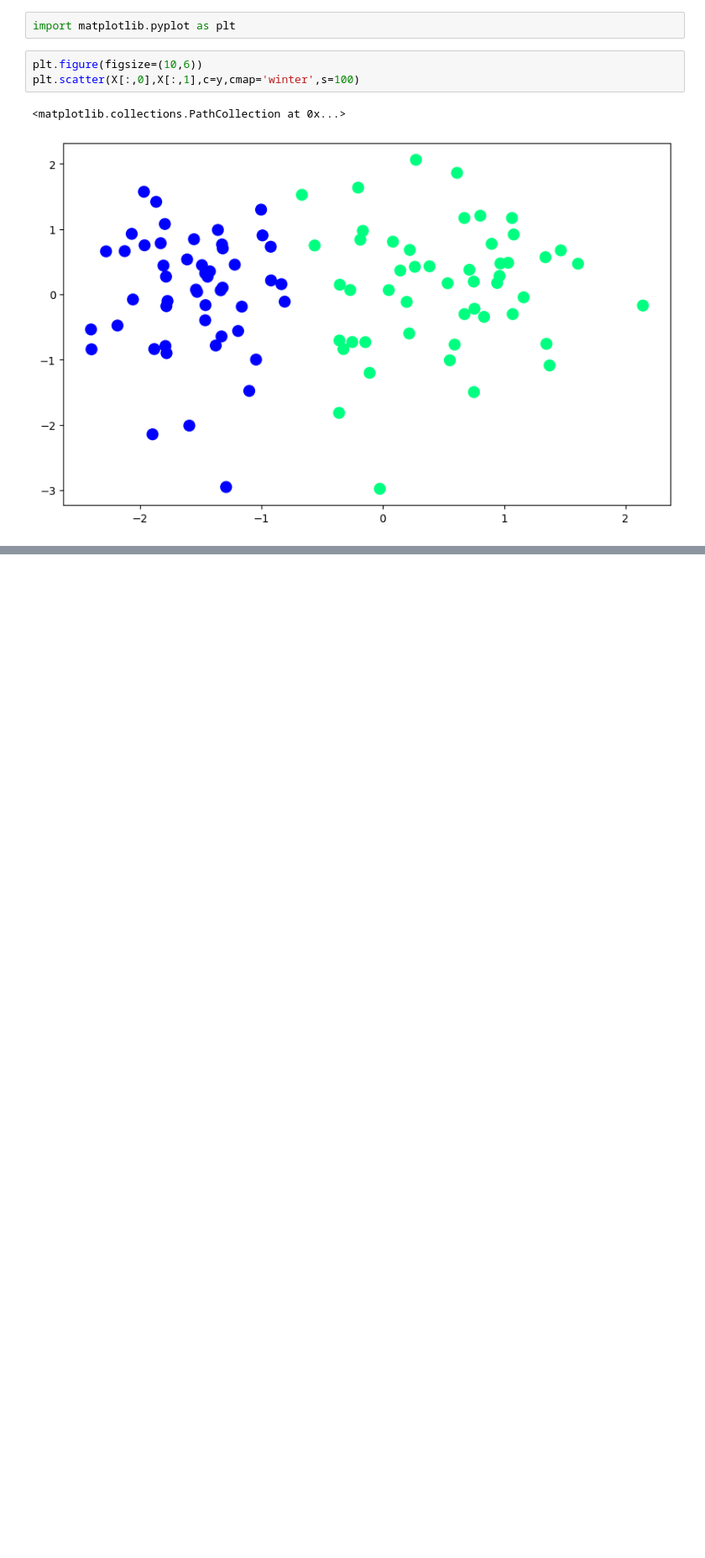
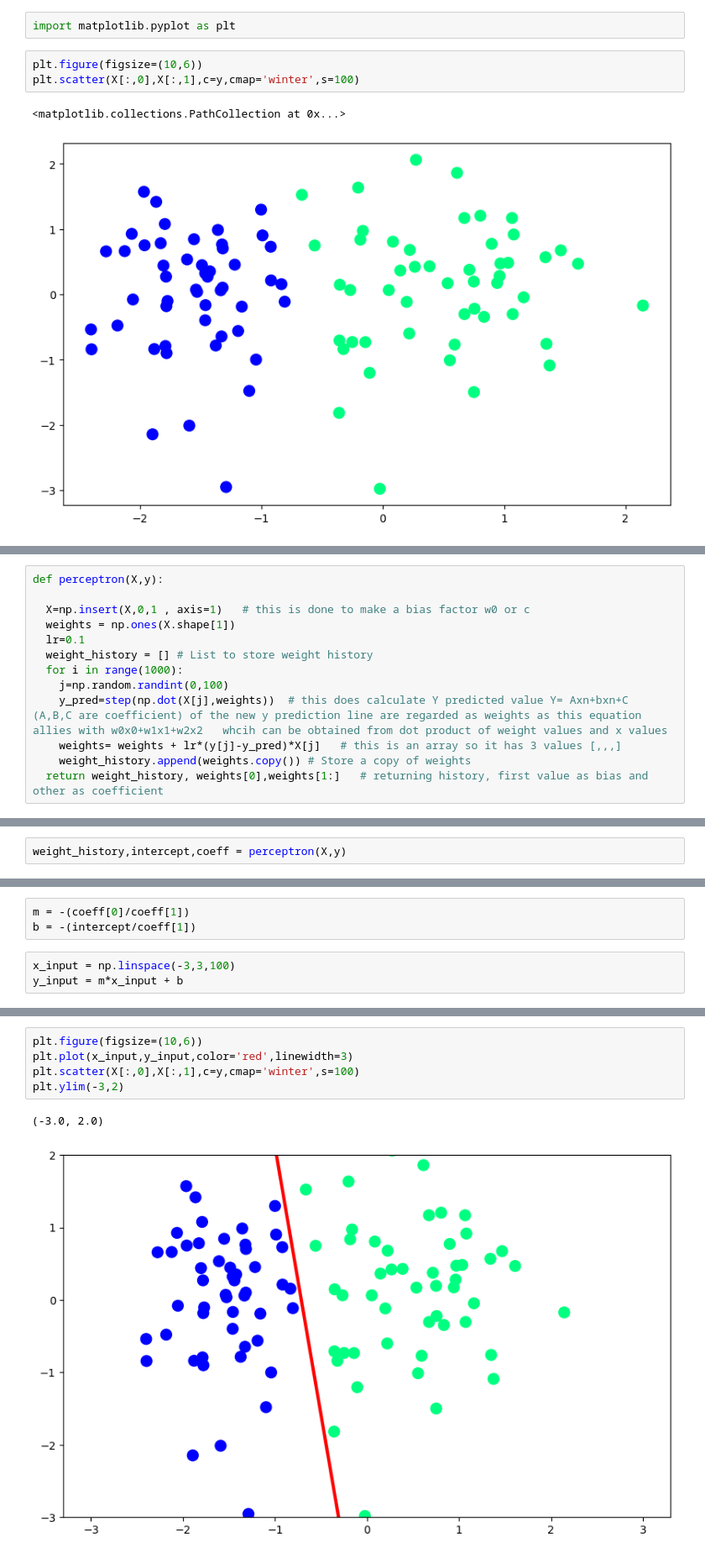
Before and after one commit to prajwolgiri/Perceptron-Training-trick, a Jupyter notebook: Perceptron_initial_trick.ipynb, the cells around one changed output, grey strips where cells are left out. Shown at 84% size. Drawn from its saved outputs; the diff is of its cells as text; blank space fills up the shorter version.

Commit message:
Final _ perceptron Training with animation

```diff
--- a/Perceptron_initial_trick.ipynb
+++ b/Perceptron_initial_trick.ipynb
@@ -15,0 +56,13 @@ plt.scatter(X[:,0],X[:,1],c=y,cmap='winter',s=100)
+# %%
+def perceptron(X,y):
+
+  X=np.insert(X,0,1 , axis=1)   # this is done to make a bias factor w0 or c
+  weights = np.ones(X.shape[1])
+  lr=0.1
+  weight_history = [] # List to store weight history
+  for i in range(1000):
+    j=np.random.randint(0,100)
+    y_pred=step(np.dot(X[j],weights))  # this does calculate Y predicted value Y= Axn+bxn+C  (A,B,C are coefficient) of the new y prediction line are regarded as weights as this equation allies with w0x0+w1x1+w2x2   whcih can be obtained from dot product of weight values and x values
+    weights= weights + lr*(y[j]-y_pred)*X[j]   # this is an array so it has 3 values [,,,]
+    weight_history.append(weights.copy()) # Store a copy of weights
+  return weight_history, weights[0],weights[1:]   # returning history, first value as bias and other as coefficient
@@ -15,0 +72,2 @@ plt.scatter(X[:,0],X[:,1],c=y,cmap='winter',s=100)
+# %%
+weight_history,intercept,coeff = perceptron(X,y)
@@ -15,0 +80,6 @@ plt.scatter(X[:,0],X[:,1],c=y,cmap='winter',s=100)
+# %%
+m = -(coeff[0]/coeff[1])
+b = -(intercept/coeff[1])
+# %%
+x_input = np.linspace(-3,3,100)
+y_input = m*x_input + b
@@ -15,0 +106,8 @@ plt.scatter(X[:,0],X[:,1],c=y,cmap='winter',s=100)
+# %%
+plt.figure(figsize=(10,6))
+plt.plot(x_input,y_input,color='red',linewidth=3)
+plt.scatter(X[:,0],X[:,1],c=y,cmap='winter',s=100)
+plt.ylim(-3,2)
+# %% [output]
+(-3.0, 2.0)
+[figure, added]
```
Also changed, not shown: parts of 11 cells of this notebook.
